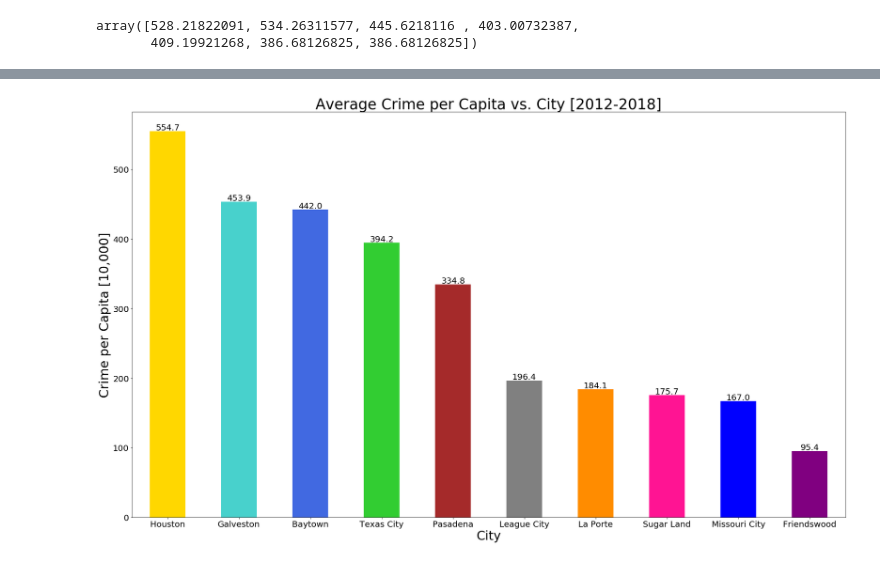
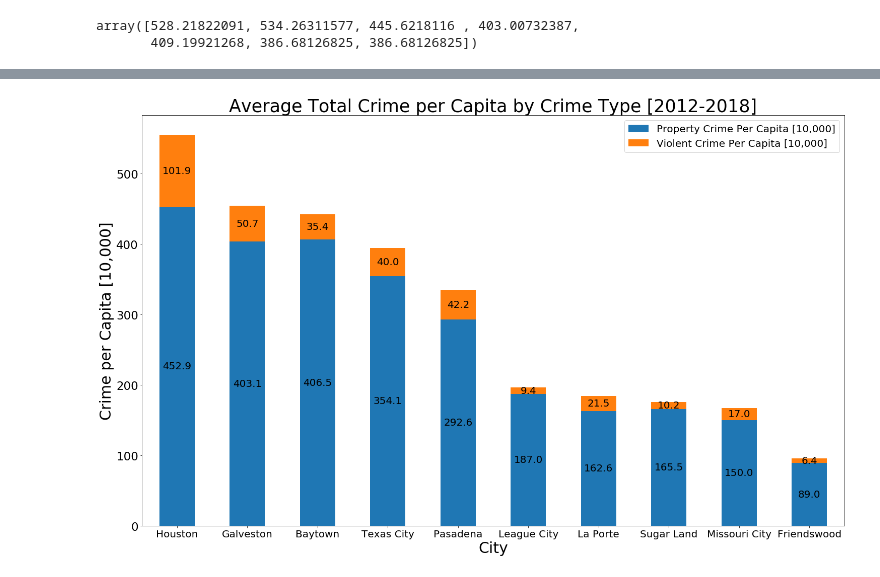
Before and after one commit to andresocorro/project_1, a Jupyter notebook: src_files/CrimeData.ipynb, the cells around one changed output, grey strips where cells are left out. Saved outputs shown, nothing was run; the diff lists cells and outputs as text; code cells hidden in the pictures.

Commit message:
Finalized crime file.

```diff
--- a/src_files/CrimeData.ipynb
+++ b/src_files/CrimeData.ipynb
@@ -280,36 +299,28 @@ geo_crime_df
 # %%
-# TEST
-
-# Set index as cities to graph with Pandas
-geo_crime_df = geo_crime_df.set_index('City')
-
-
-# Plot total crime per city over 2012-2018 period
-plt.figure(figsize =(25,15))
-ax = geo_crime_df['Total Crime Per Capita [10,000]'].plot(kind='bar', color =geo_crime_df['Color'], figsize=(25,15), rot=0)
+ax = geo_crime_df[['Property Crime Per Capita [10,000]', 'Violent Crime Per Capita [10,000]']].plot(kind='bar', stacked=True, figsize=(25,15), rot=0)
 
 for rect in ax.patches:
     # Find where everything is located
     height = rect.get_height()
     width = rect.get_width()
     x = rect.get_x()
     y = rect.get_y()
 
     # The width of the bar is the data value and can used as the label
     label_text = f'{round(height,1)}'  # f'{height:.2f}' if you have decimal values as labels
 
     label_x = x + width / 2
-    label_y = y + height + 5
+    label_y = y + height / 2
     ax.text(label_x, label_y, label_text, ha='center', va='center', fontsize=20)
 
+plt.title("Average Total Crime per Capita by Crime Type [2012-2018]", fontsize=35)
 plt.xlabel("City", fontsize=30)
 plt.ylabel("Crime per Capita [10,000]", fontsize=30)
-plt.title("Average Crime per Capita vs. City [2012-2018]", fontsize=35)
+plt.legend(loc="best", fontsize=20)
 plt.xticks(fontsize=20)
-plt.yticks(fontsize=20)
-plt.tight_layout()
+plt.yticks(fontsize=23)
 
-crime_bar = os.path.join("..",'Images','Crime_Bar.png')
-plt.savefig(crime_bar)
+crime_stack_bar = os.path.join("..",'Images','Crime_Stack_Bar.png')
+plt.savefig(crime_stack_bar)
 # %% [output]
-[figure, old version]
+[figure, new version]
```
Also changed, not shown: parts of 3 cells of this notebook, 3 other files.
